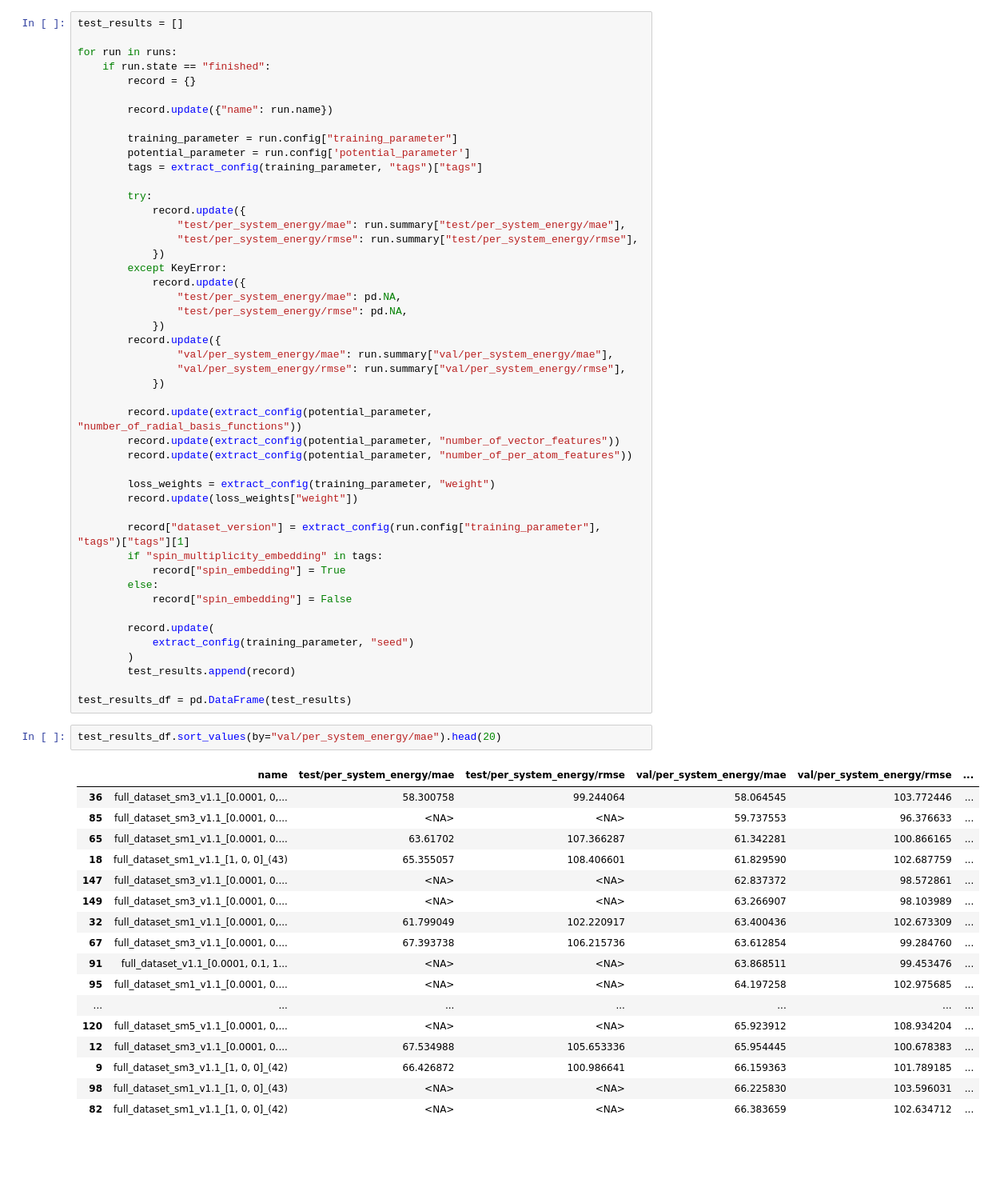
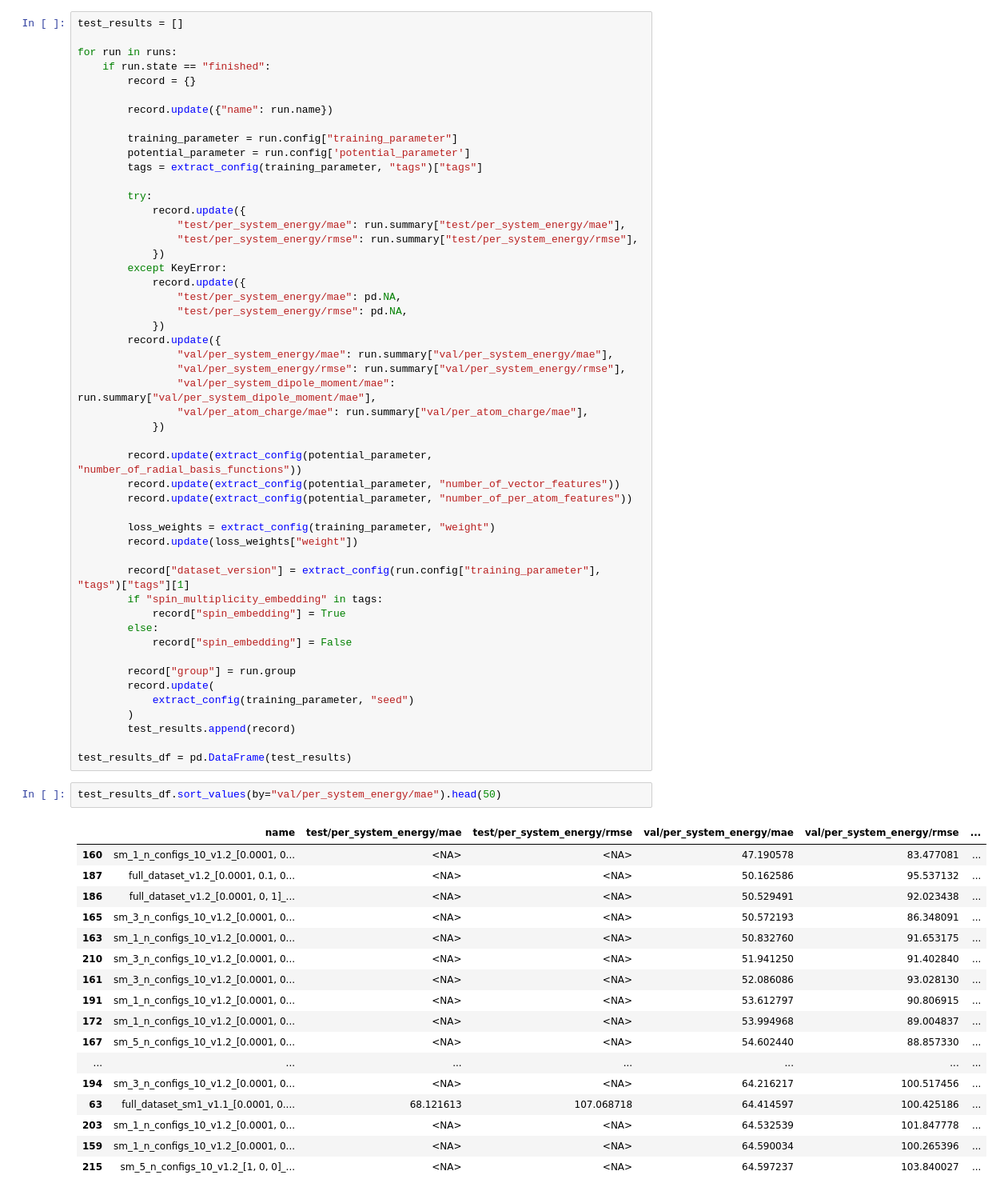
Before and after one commit to MarshallYan/modelforge-experiments, a Jupyter notebook: analysis/aimnet2_tmqm_openff.ipynb, the cells around one changed output. Shown at 80% size. Saved outputs shown, nothing was run; the diff lists cells and outputs as text; blank space fills up the shorter version.

Commit message:
schnet with per system charge emb

```diff
--- a/analysis/aimnet2_tmqm_openff.ipynb
+++ b/analysis/aimnet2_tmqm_openff.ipynb
@@ -75,6 +76,8 @@ for run in runs:
         record.update({
                 "val/per_system_energy/mae": run.summary["val/per_system_energy/mae"],
                 "val/per_system_energy/rmse": run.summary["val/per_system_energy/rmse"],
+                "val/per_system_dipole_moment/mae": run.summary["val/per_system_dipole_moment/mae"],
+                "val/per_atom_charge/mae": run.summary["val/per_atom_charge/mae"],
             })
 
         record.update(extract_config(potential_parameter, "number_of_radial_basis_functions"))
@@ -90,6 +93,7 @@ for run in runs:
         else:
             record["spin_embedding"] = False
 
+        record["group"] = run.group
         record.update(
             extract_config(training_parameter, "seed")
         )
@@ -97,25 +101,25 @@ for run in runs:
 
 test_results_df = pd.DataFrame(test_results)
 # %%
-test_results_df.sort_values(by="val/per_system_energy/mae").head(20)
+test_results_df.sort_values(by="val/per_system_energy/mae").head(50)
 # %% [output]
 |  | name | test/per_system_energy/mae | test/per_system_energy/rmse | val/per_system_energy/mae | val/per_system_energy/rmse | ... |
-| 36 | full_dataset_sm3_v1.1_[0.0001, 0,... | 58.300758 | 99.244064 | 58.064545 | 103.772446 | ... |
-| 85 | full_dataset_sm3_v1.1_[0.0001, 0.... | <NA> | <NA> | 59.737553 | 96.376633 | ... |
-| 65 | full_dataset_sm1_v1.1_[0.0001, 0.... | 63.61702 | 107.366287 | 61.342281 | 100.866165 | ... |
-| 18 | full_dataset_sm1_v1.1_[1, 0, 0]_(43) | 65.355057 | 108.406601 | 61.829590 | 102.687759 | ... |
-| 147 | full_dataset_sm3_v1.1_[0.0001, 0.... | <NA> | <NA> | 62.837372 | 98.572861 | ... |
-| 149 | full_dataset_sm3_v1.1_[0.0001, 0.... | <NA> | <NA> | 63.266907 | 98.103989 | ... |
-| 32 | full_dataset_sm1_v1.1_[0.0001, 0,... | 61.799049 | 102.220917 | 63.400436 | 102.673309 | ... |
-| 67 | full_dataset_sm3_v1.1_[0.0001, 0.... | 67.393738 | 106.215736 | 63.612854 | 99.284760 | ... |
-| 91 | full_dataset_v1.1_[0.0001, 0.1, 1... | <NA> | <NA> | 63.868511 | 99.453476 | ... |
-| 95 | full_dataset_sm1_v1.1_[0.0001, 0.... | <NA> | <NA> | 64.197258 | 102.975685 | ... |
+| 160 | sm_1_n_configs_10_v1.2_[0.0001, 0... | <NA> | <NA> | 47.190578 | 83.477081 | ... |
+| 187 | full_dataset_v1.2_[0.0001, 0.1, 0... | <NA> | <NA> | 50.162586 | 95.537132 | ... |
+| 186 | full_dataset_v1.2_[0.0001, 0, 1]_... | <NA> | <NA> | 50.529491 | 92.023438 | ... |
+| 165 | sm_3_n_configs_10_v1.2_[0.0001, 0... | <NA> | <NA> | 50.572193 | 86.348091 | ... |
+| 163 | sm_1_n_configs_10_v1.2_[0.0001, 0... | <NA> | <NA> | 50.832760 | 91.653175 | ... |
+| 210 | sm_3_n_configs_10_v1.2_[0.0001, 0... | <NA> | <NA> | 51.941250 | 91.402840 | ... |
+| 161 | sm_3_n_configs_10_v1.2_[0.0001, 0... | <NA> | <NA> | 52.086086 | 93.028130 | ... |
+| 191 | sm_1_n_configs_10_v1.2_[0.0001, 0... | <NA> | <NA> | 53.612797 | 90.806915 | ... |
+| 172 | sm_1_n_configs_10_v1.2_[0.0001, 0... | <NA> | <NA> | 53.994968 | 89.004837 | ... |
+| 167 | sm_5_n_configs_10_v1.2_[0.0001, 0... | <NA> | <NA> | 54.602440 | 88.857330 | ... |
 | ... | ... | ... | ... | ... | ... | ... |
-| 120 | full_dataset_sm5_v1.1_[0.0001, 0,... | <NA> | <NA> | 65.923912 | 108.934204 | ... |
-| 12 | full_dataset_sm3_v1.1_[0.0001, 0.... | 67.534988 | 105.653336 | 65.954445 | 100.678383 | ... |
-| 9 | full_dataset_sm3_v1.1_[1, 0, 0]_(42) | 66.426872 | 100.986641 | 66.159363 | 101.789185 | ... |
-| 98 | full_dataset_sm1_v1.1_[1, 0, 0]_(43) | <NA> | <NA> | 66.225830 | 103.596031 | ... |
-| 82 | full_dataset_sm1_v1.1_[1, 0, 0]_(42) | <NA> | <NA> | 66.383659 | 102.634712 | ... |
+| 194 | sm_3_n_configs_10_v1.2_[0.0001, 0... | <NA> | <NA> | 64.216217 | 100.517456 | ... |
+| 63 | full_dataset_sm1_v1.1_[0.0001, 0.... | 68.121613 | 107.068718 | 64.414597 | 100.425186 | ... |
+| 203 | sm_1_n_configs_10_v1.2_[0.0001, 0... | <NA> | <NA> | 64.532539 | 101.847778 | ... |
+| 159 | sm_1_n_configs_10_v1.2_[0.0001, 0... | <NA> | <NA> | 64.590034 | 100.265396 | ... |
+| 215 | sm_5_n_configs_10_v1.2_[1, 0, 0]_... | <NA> | <NA> | 64.597237 | 103.840027 | ... |
 # %%
 test_results_df.sort_values(by="val/per_system_energy/mae").tail(20)
 # %% [output]
```
Also changed, not shown: parts of 3 cells of this notebook, 11 other files.
